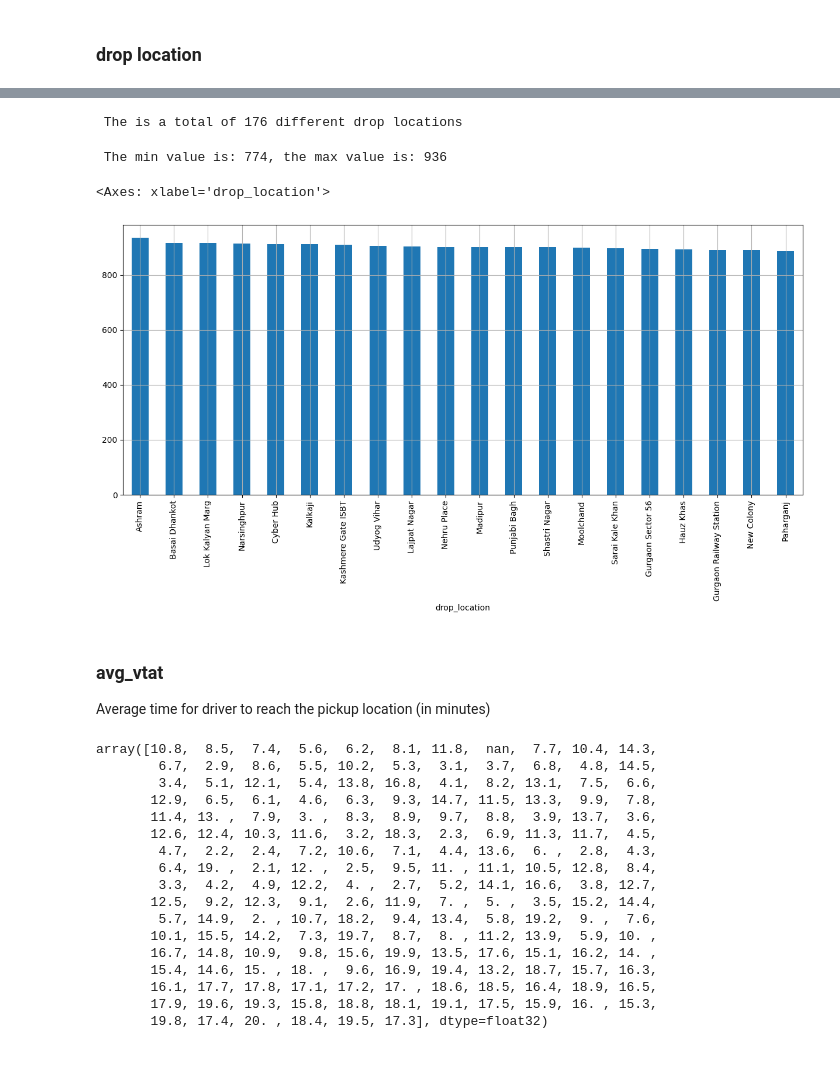
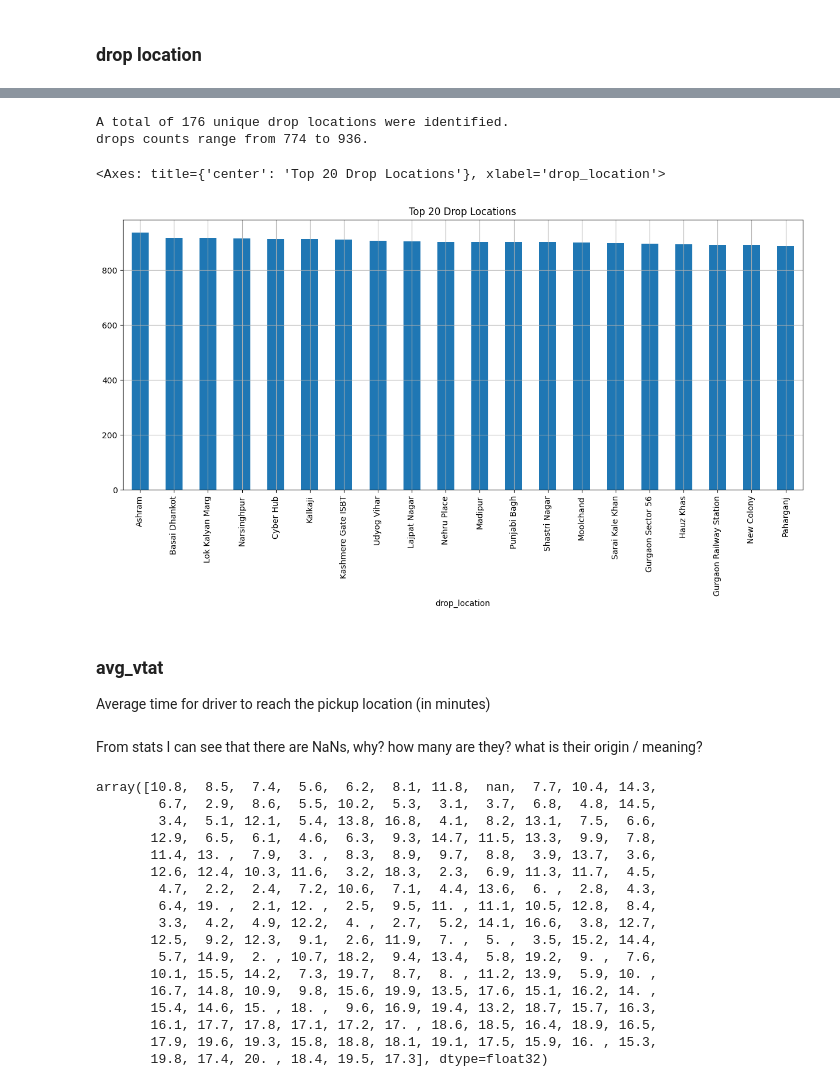
Before and after one commit to amaldu/uber-ride-cancellation-prediction, a Jupyter notebook: uber-analysis/notebooks/04_univar_eda.ipynb, the cells around one changed output, grey strips where cells are left out. Cells and saved outputs as stored; diff of their text form; code cells hidden in the pictures; blank space fills up the shorter version.

```diff
--- a/uber-analysis/notebooks/04_univar_eda.ipynb
+++ b/uber-analysis/notebooks/04_univar_eda.ipynb
@@ -810,18 +671,13 @@ Same situation as pickup locations — it would be worth verifying that all entr
 # %%
-print(f" The is a total of {len(drops)} different drop locations")
+print(f"A total of {len(drops)} unique drop locations were identified.")
+print(f"drops counts range from {drops.min()} to {drops.max()}.")
+
+drops.head(20).plot(kind = "bar", figsize=(15,6), grid = True, title = "Top 20 Drop Locations")
 # %% [output]
- The is a total of 176 different drop locations
+A total of 176 unique drop locations were identified.
+drops counts range from 774 to 936.
+<Axes: title={'center': 'Top 20 Drop Locations'}, xlabel='drop_location'>
+[figure, added]
-# %%
-# which are the most and least frequent drop locations?
-
-print(f" The min value is: {drops.min()}, the max value is: {drops.max()}")
-# %% [output]
- The min value is: 774, the max value is: 936
-# %%
-drops.head(20).plot(kind = "bar", figsize=(15,6), grid = True)
-# %% [output]
-<Axes: xlabel='drop_location'>
-[figure, removed]
 # %% [markdown]
 ### avg_vtat
 
@@ -832,3 +685,5 @@ Average time for driver to reach the pickup location (in minutes)
+# %% [markdown]
+From stats I can see that there are NaNs, why? how many are they? what is their origin / meaning?
 # %%
 data["avg_vtat"].unique()
 # %% [output]
```
Also changed, not shown: parts of 57 cells of this notebook, 1 other file.
